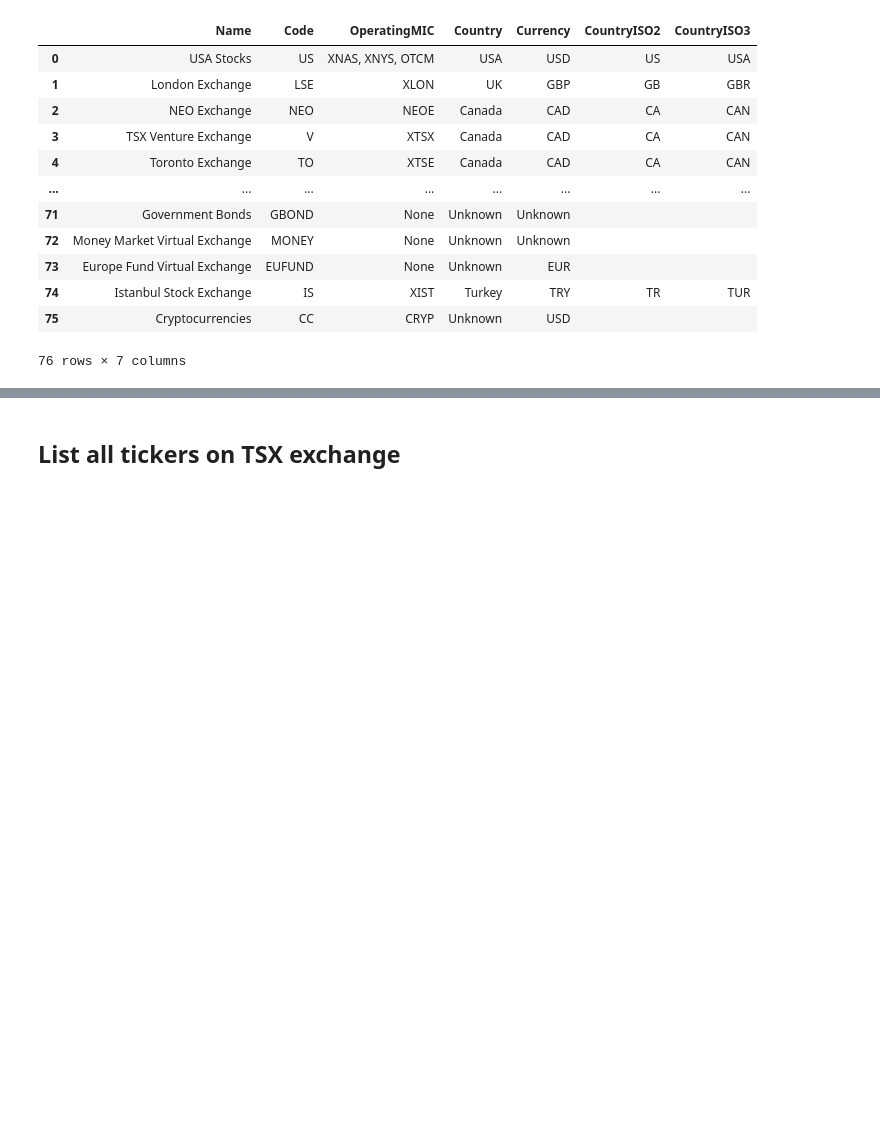
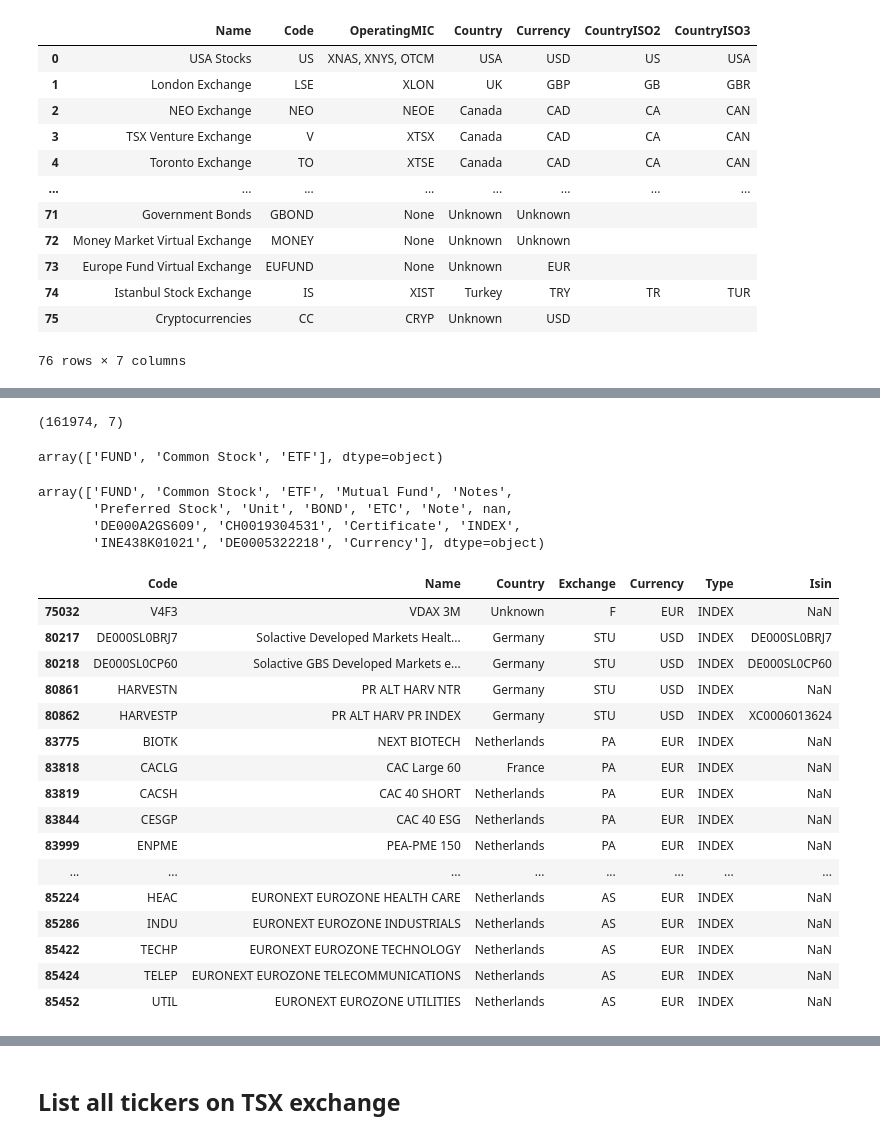
Before and after one commit to chain-08/lens, a Jupyter notebook: notebooks/pipelines/eod_endpoints.ipynb, the cells around one changed output, grey strips where cells are left out. Drawn from its saved outputs; the diff is of its cells as text; code cells hidden in the pictures; blank space fills up the shorter version.

```diff
--- a/notebooks/pipelines/eod_endpoints.ipynb
+++ b/notebooks/pipelines/eod_endpoints.ipynb
@@ -73,0 +113,2 @@ df_exchanges[df_exchanges['Country'].isin(countries)]
+# %%
+df_tm = pd.read_csv("all_tickers_metadata.csv")
@@ -73,0 +124,4 @@ df_exchanges[df_exchanges['Country'].isin(countries)]
+# %%
+df_tm.shape
+# %% [output]
+(161974, 7)
@@ -73,0 +130,31 @@ df_exchanges[df_exchanges['Country'].isin(countries)]
+# %%
+df_ind['Type'].unique()
+# %% [output]
+array(['FUND', 'Common Stock', 'ETF'], dtype=object)
+# %%
+df_tm['Type'].unique()
+# %% [output]
+array(['FUND', 'Common Stock', 'ETF', 'Mutual Fund', 'Notes',
+       'Preferred Stock', 'Unit', 'BOND', 'ETC', 'Note', nan,
+       'DE000A2GS609', 'CH0019304531', 'Certificate', 'INDEX',
+       'INE438K01021', 'DE0005322218', 'Currency'], dtype=object)
+# %%
+df_tm[df_tm['Type']=='INDEX']
+# %% [output]
+|  | Code | Name | Country | Exchange | Currency | Type | Isin |
+| 75032 | V4F3 | VDAX 3M | Unknown | F | EUR | INDEX | NaN |
+| 80217 | DE000SL0BRJ7 | Solactive Developed Markets Healt... | Germany | STU | USD | INDEX | DE000SL0BRJ7 |
+| 80218 | DE000SL0CP60 | Solactive GBS Developed Markets e... | Germany | STU | USD | INDEX | DE000SL0CP60 |
+| 80861 | HARVESTN | PR ALT HARV NTR | Germany | STU | USD | INDEX | NaN |
+| 80862 | HARVESTP | PR ALT HARV PR INDEX | Germany | STU | USD | INDEX | XC0006013624 |
+| 83775 | BIOTK | NEXT BIOTECH | Netherlands | PA | EUR | INDEX | NaN |
+| 83818 | CACLG | CAC Large 60 | France | PA | EUR | INDEX | NaN |
+| 83819 | CACSH | CAC 40 SHORT | Netherlands | PA | EUR | INDEX | NaN |
+| 83844 | CESGP | CAC 40 ESG | Netherlands | PA | EUR | INDEX | NaN |
+| 83999 | ENPME | PEA-PME 150 | Netherlands | PA | EUR | INDEX | NaN |
+| ... | ... | ... | ... | ... | ... | ... | ... |
+| 85224 | HEAC | EURONEXT EUROZONE HEALTH CARE | Netherlands | AS | EUR | INDEX | NaN |
+| 85286 | INDU | EURONEXT EUROZONE INDUSTRIALS | Netherlands | AS | EUR | INDEX | NaN |
+| 85422 | TECHP | EURONEXT EUROZONE TECHNOLOGY | Netherlands | AS | EUR | INDEX | NaN |
+| 85424 | TELEP | EURONEXT EUROZONE TELECOMMUNICATIONS | Netherlands | AS | EUR | INDEX | NaN |
+| 85452 | UTIL | EURONEXT EUROZONE UTILITIES | Netherlands | AS | EUR | INDEX | NaN |
```
Also changed, not shown: parts of 24 cells of this notebook, 2 other files.
